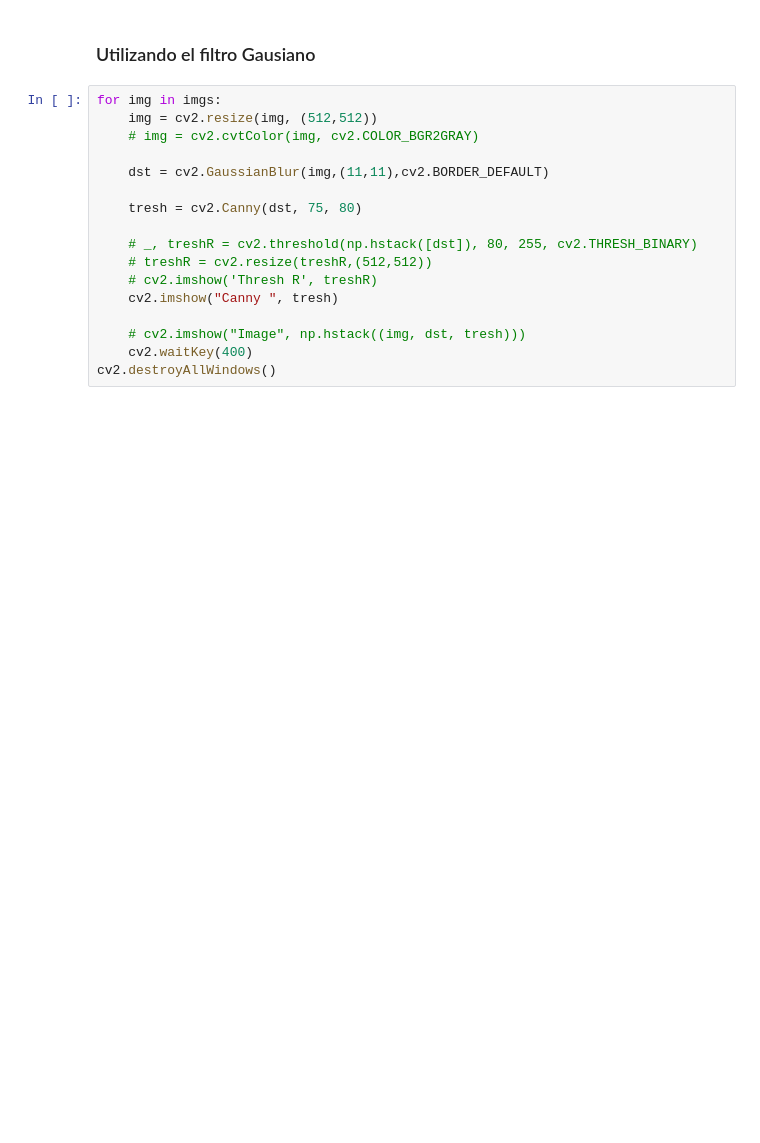
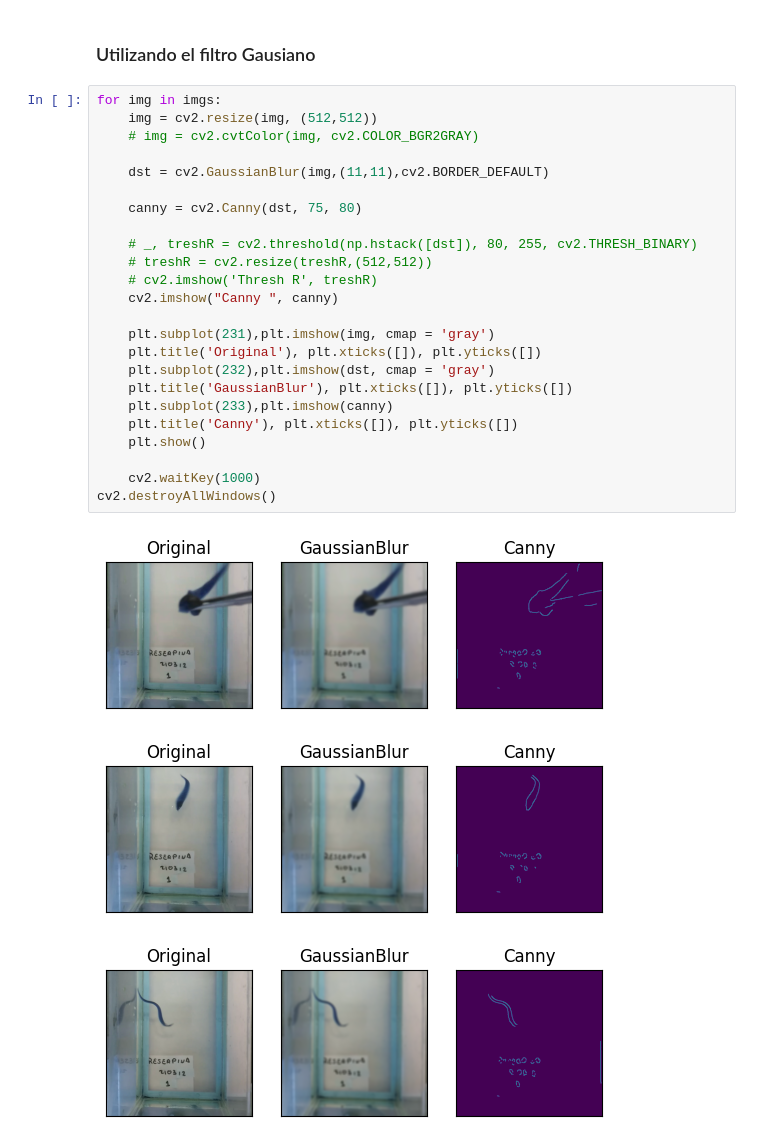
Before and after one commit to 99joseluis/Tesis, a Jupyter notebook: Programa/ImagesProcessing.ipynb, the cells around one changed output. Cells and saved outputs as stored; diff of their text form; blank space fills up the shorter version.

```diff
--- a/Programa/ImagesProcessing.ipynb
+++ b/Programa/ImagesProcessing.ipynb
@@ -557,17 +591,28 @@ for i in range(0,4,1):
 # %%
 for img in imgs:
     img = cv2.resize(img, (512,512))
     # img = cv2.cvtColor(img, cv2.COLOR_BGR2GRAY)
 
     dst = cv2.GaussianBlur(img,(11,11),cv2.BORDER_DEFAULT)
 
-    tresh = cv2.Canny(dst, 75, 80)
+    canny = cv2.Canny(dst, 75, 80)
 
     # _, treshR = cv2.threshold(np.hstack([dst]), 80, 255, cv2.THRESH_BINARY)
     # treshR = cv2.resize(treshR,(512,512))
     # cv2.imshow('Thresh R', treshR)
-    cv2.imshow("Canny ", tresh)
+    cv2.imshow("Canny ", canny)
 
-    # cv2.imshow("Image", np.hstack((img, dst, tresh)))
-    cv2.waitKey(400)
+    plt.subplot(231),plt.imshow(img, cmap = 'gray')
+    plt.title('Original'), plt.xticks([]), plt.yticks([])
+    plt.subplot(232),plt.imshow(dst, cmap = 'gray')
+    plt.title('GaussianBlur'), plt.xticks([]), plt.yticks([])
+    plt.subplot(233),plt.imshow(canny)
+    plt.title('Canny'), plt.xticks([]), plt.yticks([])
+    plt.show()
+
+    cv2.waitKey(1000)
 cv2.destroyAllWindows()
+# %% [output]
+[figure, added]
+[figure, added]
+[figure, added]
```
Also changed, not shown: parts of 14 cells of this notebook.
